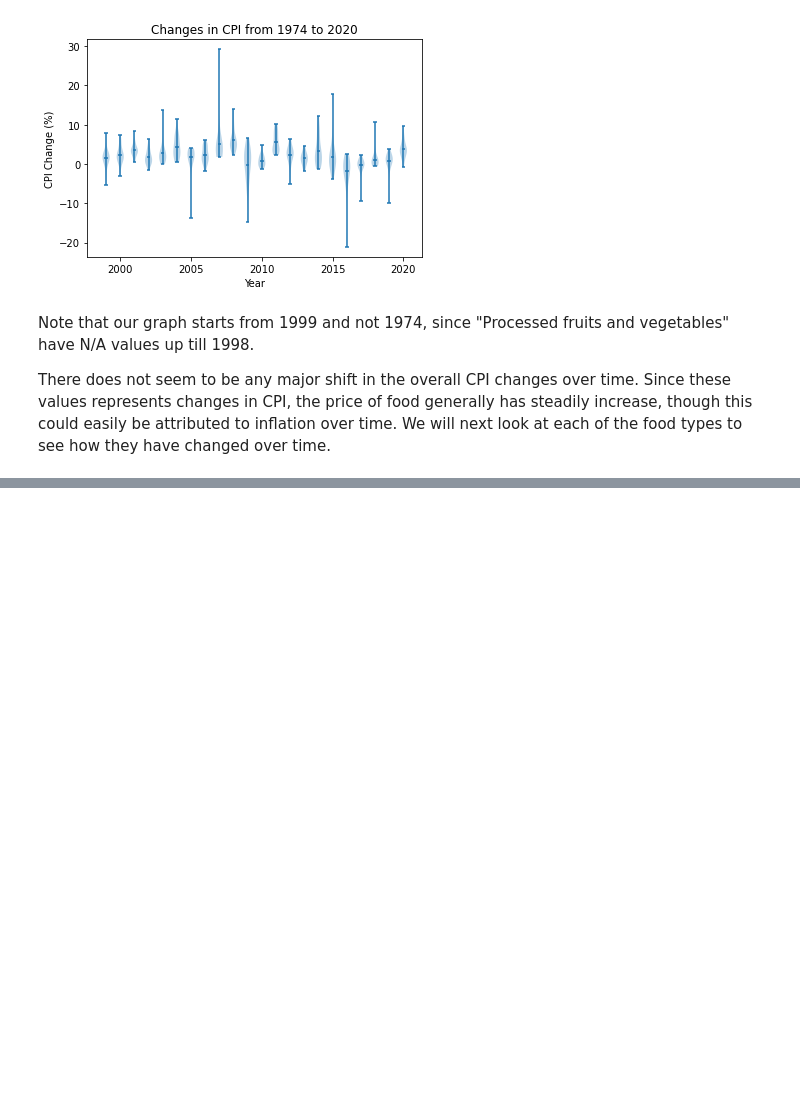
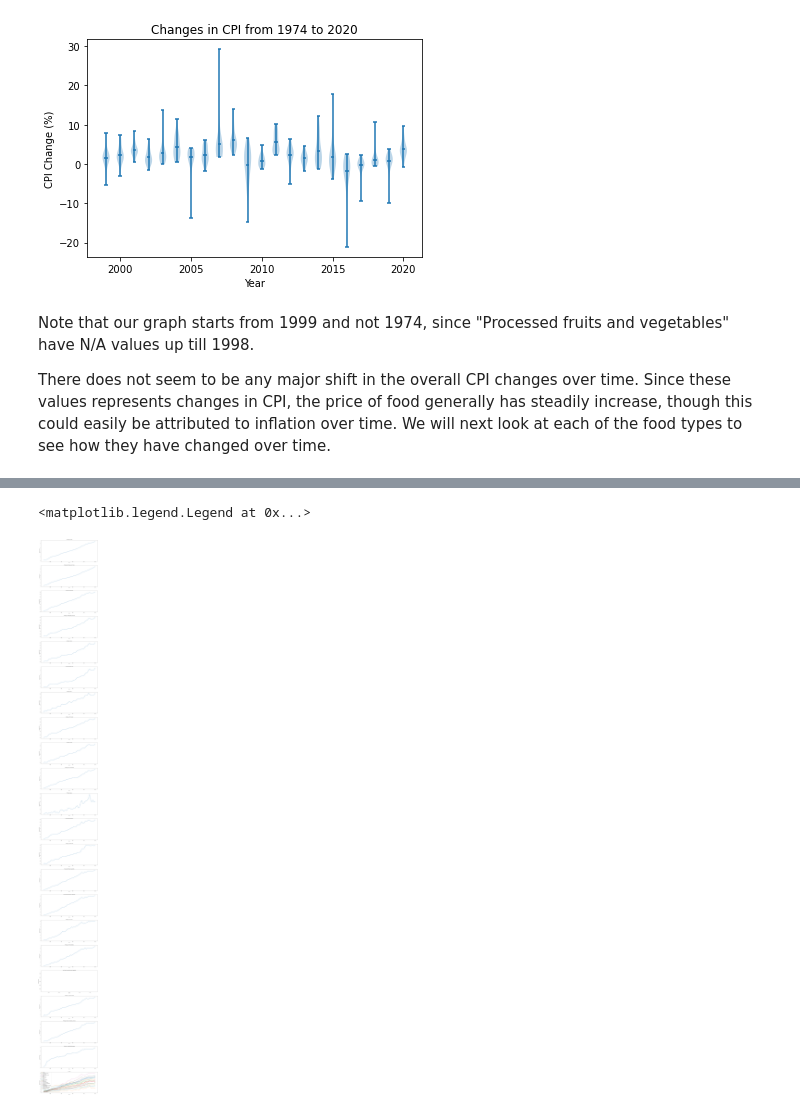
Before and after one commit to Zhu-Daniel/FoodPriceOutlookML, a Jupyter notebook: cmsc320finalproj.ipynb, the cells around one changed output, grey strips where cells are left out. Saved outputs shown, nothing was run; the diff lists cells and outputs as text; code cells hidden in the pictures; blank space fills up the shorter version.

```diff
--- a/cmsc320finalproj.ipynb
+++ b/cmsc320finalproj.ipynb
@@ -97,11 +95,20 @@ Note that our graph starts from 1999 and not 1974, since "Processed fruits and v
 
 There does not seem to be any major shift in the overall CPI changes over time. Since these values represents changes in CPI, the price of food generally has steadily increase, though this could easily be attributed to inflation over time. We will next look at each of the food types to see how they have changed over time.
 # %%
-figure, axis = plt.subplots(len(data_t.columns), figsize = (20,500))
+figure, axis = plt.subplots(len(data_t.columns), figsize = (20,200))
 for i, col in enumerate(data_t.columns):
     #print(col)
     axis[i].plot(data_t.index, data_t[col])
     axis[i].set_title(f'Food type: {col}')
     axis[i].set_xlabel('Year')
     axis[i].set_ylabel('CPI Changes (%)')
+
+# Plotting all of the changes on one graph
+for col in data_t.columns:
+    #print(col)
+    plt.plot(data_t.index, data_t[col], label = col)
+plt.title(f'All Food Together')
+plt.xlabel('Year')
+plt.ylabel('CPI Changes (%)')
+plt.legend()
 # %% [output]
@@ -108,0 +121,30 @@ for i, col in enumerate(data_t.columns):
+# %%
+abs_data = pd.DataFrame()
+figure, axis = plt.subplots(len(data_t.columns), figsize = (20,200))
+#print(data_t.columns)
+for i, col in enumerate(data_t.columns):
+    curr_val = 1
+    values = []
+    for val in data_t[col]:
+        curr_val = curr_val + curr_val*(val/100)
+        values.append(curr_val)
+    #print(values)
+    #print(data_t.index)
+    abs_data[col] = pd.Series(values, index = data_t.index)
+    axis[i].plot(abs_data.index, abs_data[col])
+    axis[i].set_title(f'Food type: {col}')
+    axis[i].set_xlabel('Year')
+    axis[i].set_ylabel('Absolute CPI (%)')
+#print(abs_data.head())
+
+# Plotting all of the changes on one graph
+for col in abs_data.columns:
+    #print(col)
+    plt.plot(abs_data.index, abs_data[col], label = col)
+plt.title(f'All Food')
+plt.xlabel('Year')
+plt.ylabel('Absolute CPI (%)')
+plt.legend()
+# %% [output]
+<matplotlib.legend.Legend at 0x...>
+[figure, added]
```
Also changed, not shown: parts of 8 cells of this notebook.
